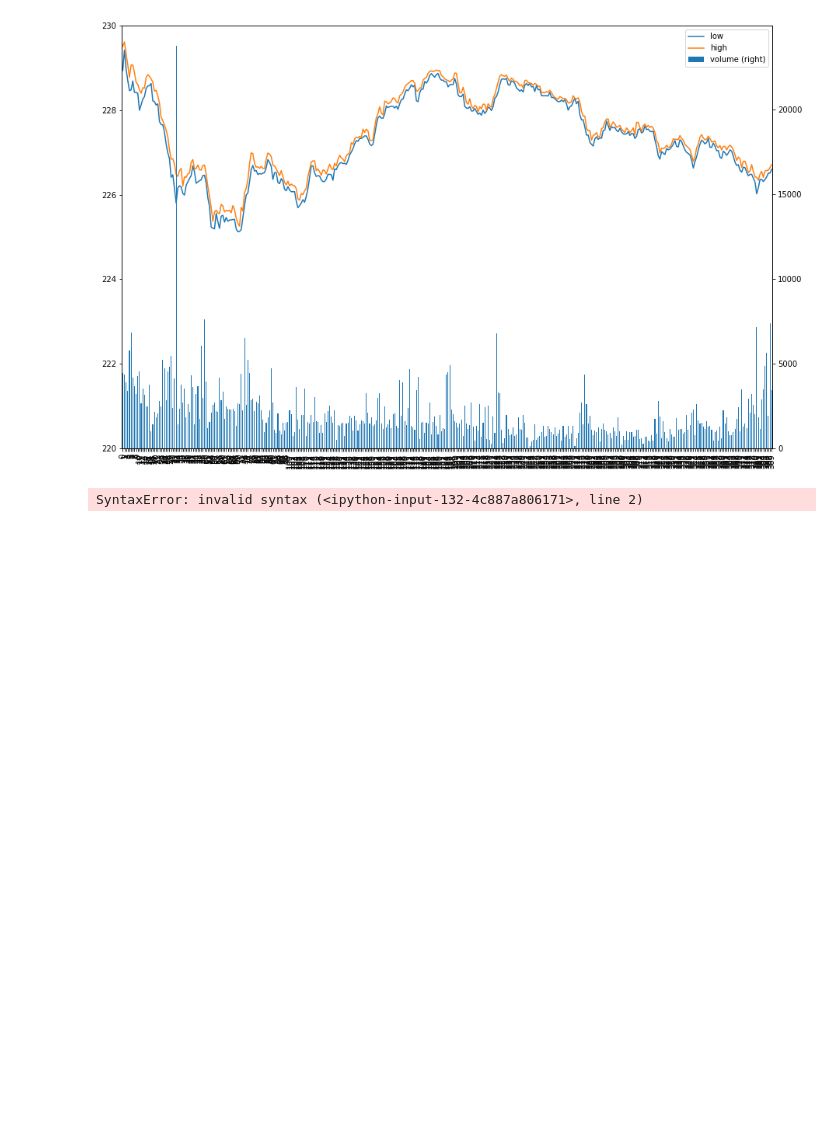
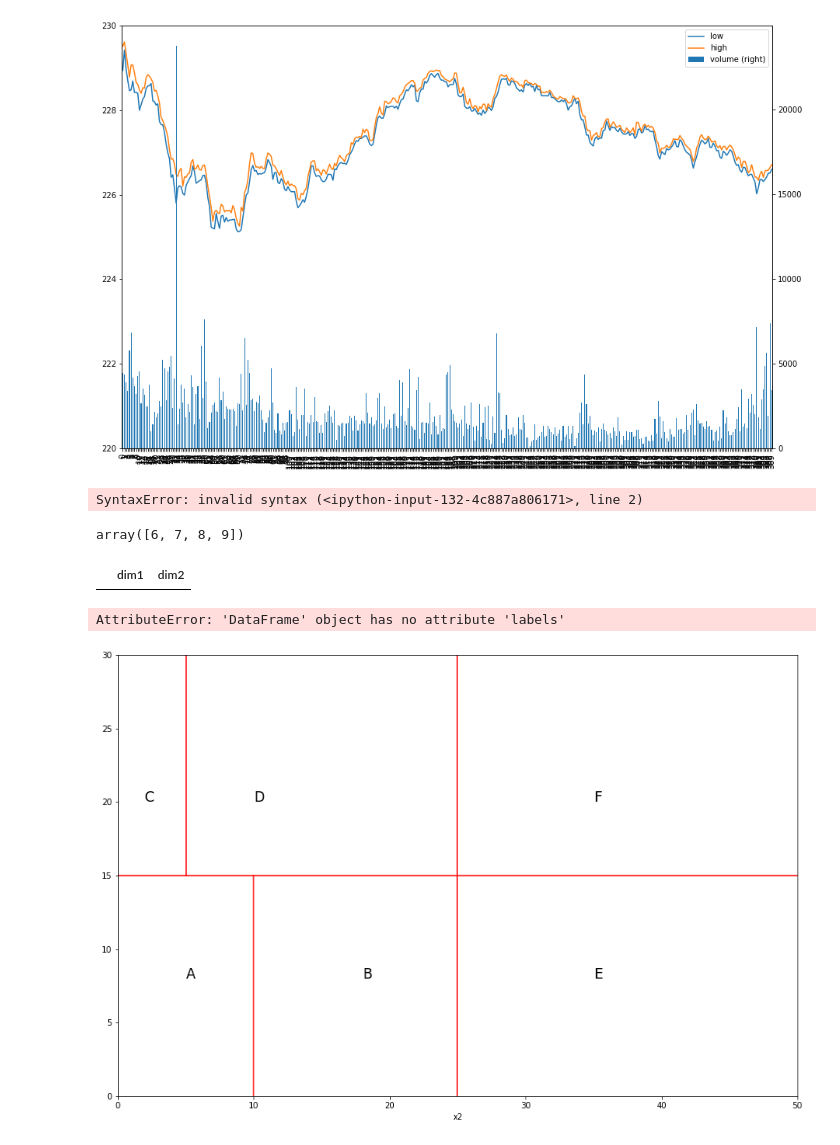
Before and after one commit to TidalPaladin/trader, a Jupyter notebook: src/trader-theory.ipynb, the cells around one changed output. Saved outputs shown, nothing was run; the diff lists cells and outputs as text; code cells hidden in the pictures; blank space fills up the shorter version.

```diff
--- a/src/trader-theory.ipynb
+++ b/src/trader-theory.ipynb
@@ -514,3 +514,20 @@ test = 'dog':2, 'cat':3}
 **test
 # %% [output]
 SyntaxError: invalid syntax (<ipython-input-132-4c887a806171>, line 2)
+# %%
+df = pd.DataFrame(
+{
+    'x': np.random.uniform(0, 6.0, 200)
+})
+df.assign(y=np.sin(df.x))
+
+dims = pd.DataFrame(
+{
+    'dims': np.arange(5, 17),
+    'dims2': np.arange(4, 16)
+}
+)
+
+dims.values[1:5, 0]
+# %% [output]
+array([6, 7, 8, 9])
@@ -516,0 +537,34 @@ SyntaxError: invalid syntax (<ipython-input-132-4c887a806171>, line 2)
+# %%
+df = pd.DataFrame(columns=['dim1', 'dim2'])
+df.assign(dim1=np.arange(10, 20))
+df
+# %% [output]
+|  | dim1 | dim2 |
+# %%
+df.labels
+# %% [output]
+AttributeError: 'DataFrame' object has no attribute 'labels'
+# %%
+ax1 = plt.subplot()
+
+xmax = 50
+ymax = 30
+ax1.set_xlim([0, xmax])
+ax1.set_ylim([0, ymax])
+ax1.set_xlabel('x1')
+ax1.set_xlabel('x2')
+ax1.axhline(y=15, color='r')
+ax1.axvline(x=5, ymin=15/ymax, color='r')
+ax1.axvline(x=10, ymax=15/ymax, color='r')
+ax1.axvline(x=25, color='r')
+
+ax1.annotate('A', (5,8), size='xx-large')
+ax1.annotate('B', (18,8), size='xx-large')
+ax1.annotate('C', (2,20), size='xx-large')
+ax1.annotate('D', (10,20), size='xx-large')
+ax1.annotate('E', (35,8), size='xx-large')
+ax1.annotate('F', (35,20), size='xx-large')
+
+plt.show()
+# %% [output]
+[figure, added]
```
Also changed, not shown: parts of 1 cell of this notebook, 7 other files.
